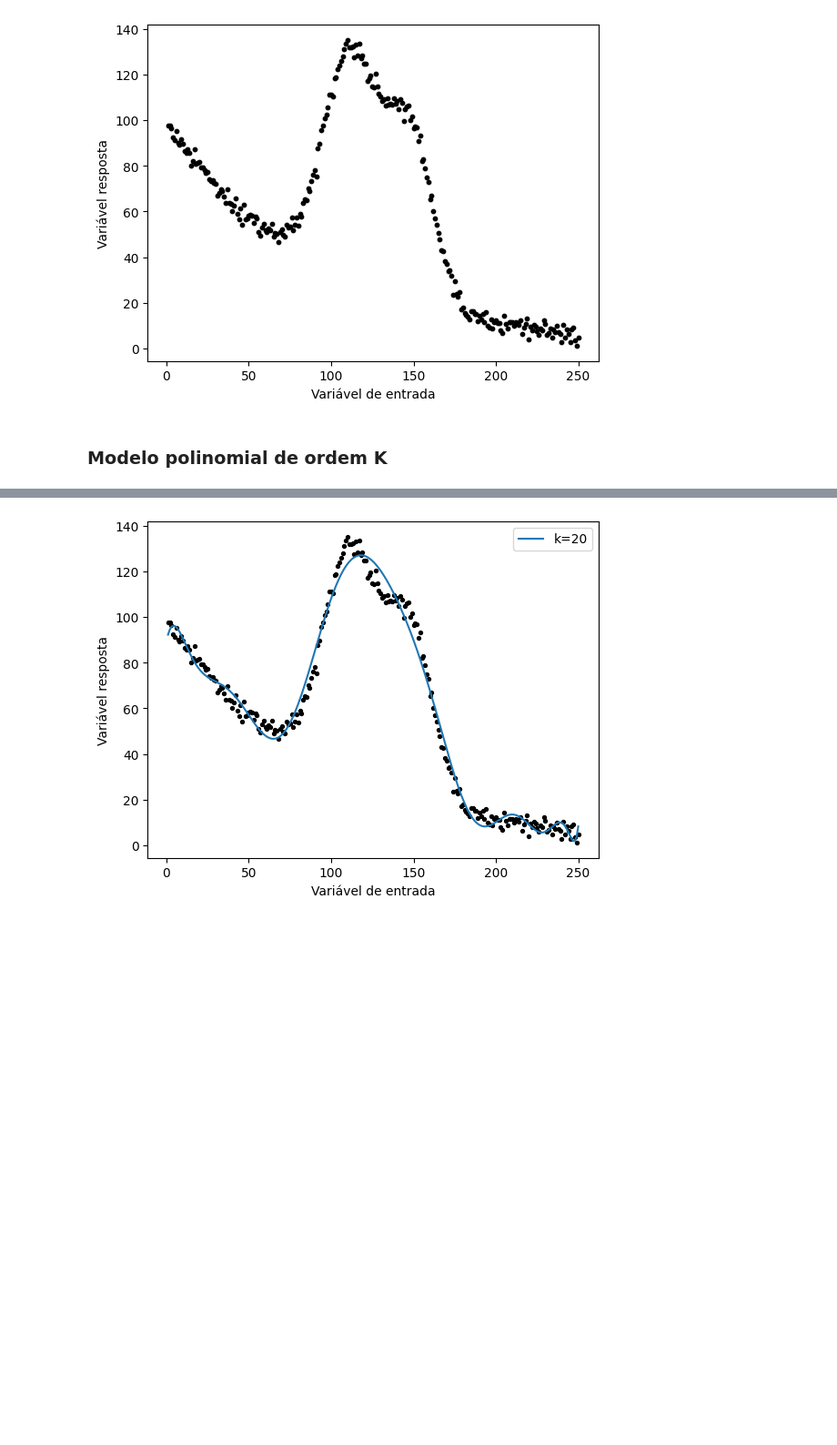
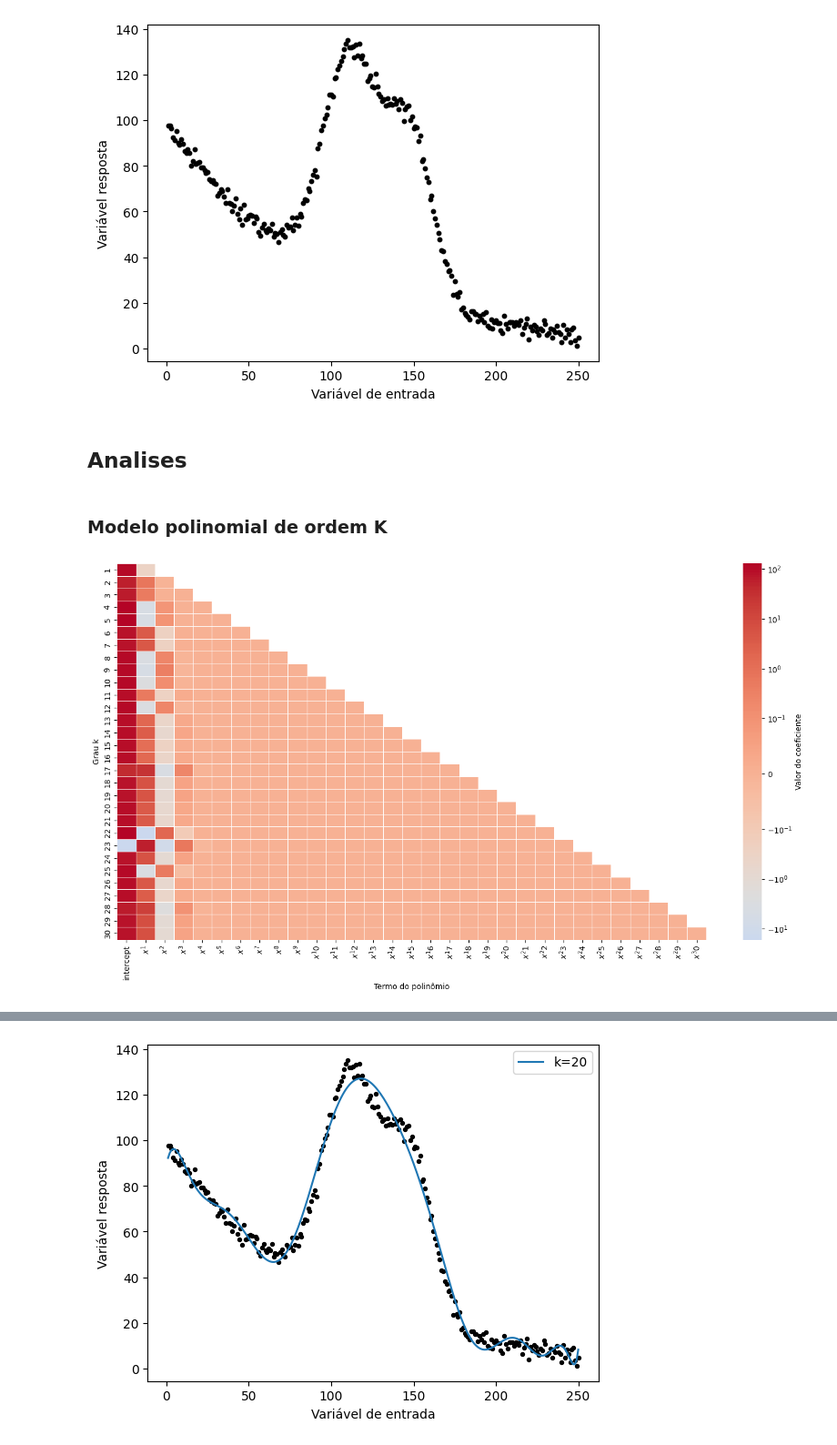
Before and after one commit to LuisFelipeCSouza/inteligencia-computacional-aplicada, a Jupyter notebook: trabalho-1/main.ipynb, the cells around one changed output, grey strips where cells are left out. Shown at 91% size. Cells and saved outputs as stored; diff of their text form; code cells hidden in the pictures; blank space fills up the shorter version.

```diff
--- a/trabalho-1/main.ipynb
+++ b/trabalho-1/main.ipynb
@@ -202,6 +188,8 @@ plt.show()
 # fig.savefig('data.pdf', transparent=True, bbox_inches='tight')
 # %% [output]
 [figure]
+# %% [markdown]
+## Analises
 # %% [markdown]
 ### Modelo polinomial de ordem K
 # %%
@@ -224,0 +218,43 @@ for i in range(4, 20+1):
+# %%
+import numpy as np
+import matplotlib.pyplot as plt
+from matplotlib.colors import SymLogNorm
+import seaborn as sns
+import pandas as pd
+
+# Extrai os coeficientes para cada k
+coeffs_dict = {}
+max_len = 0
+for k in ks:
+    coeffs = results[f'k={k}']['coeffs']
+    coeffs_dict[k] = coeffs
+    max_len = max(max_len, len(coeffs))
+
+# Cria matriz num_k x max_len com NaN
+ks_list = sorted(coeffs_dict.keys())
+data = np.full((len(ks_list), max_len), np.nan)
+for i, k in enumerate(ks_list):
+    c = coeffs_dict[k]
+    data[i, :len(c)] = c.ravel()   # <--- correção aqui
+
+# Rótulos das colunas (ajuste conforme número de features)
+col_labels = ['intercept'] + [f'$x^{p}$' for p in range(1, max_len)]
+
+df = pd.DataFrame(data, index=ks_list, columns=col_labels)
+
+# Heatmap
+plt.figure(figsize=(14, 8))
+norm = SymLogNorm(linthresh=0.1, linscale=1.0, vmin=df.min().min(), vmax=df.max().max())
+
+sns.heatmap(df, annot=False, fmt='.2f', cmap='coolwarm', norm=norm, center=0,
+            linewidths=.5, cbar_kws={'label': 'Valor do coeficiente'})
+
+# sns.heatmap(df, annot=False, fmt='.2f', cmap='coolwarm', center=0,
+#             linewidths=.5, cbar_kws={'label': 'Valor do coeficiente'})
+# plt.title('Heatmap dos coeficientes da regressão polinomial (k = 4 a 30)')
+plt.xlabel('Termo do polinômio')
+plt.ylabel('Grau k')
+plt.tight_layout()
+plt.show()
+# %% [output]
+[figure, added]
```
Also changed, not shown: parts of 25 cells of this notebook.
